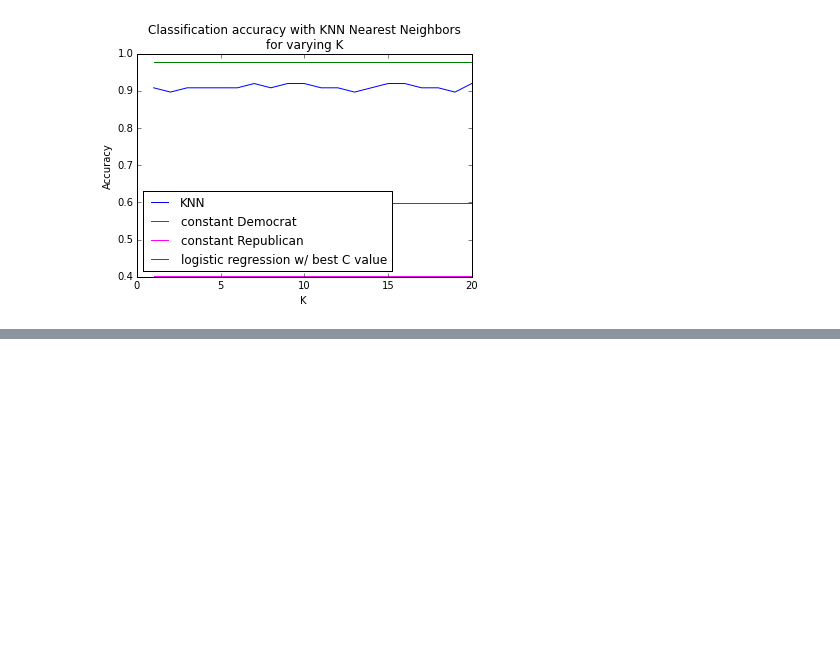
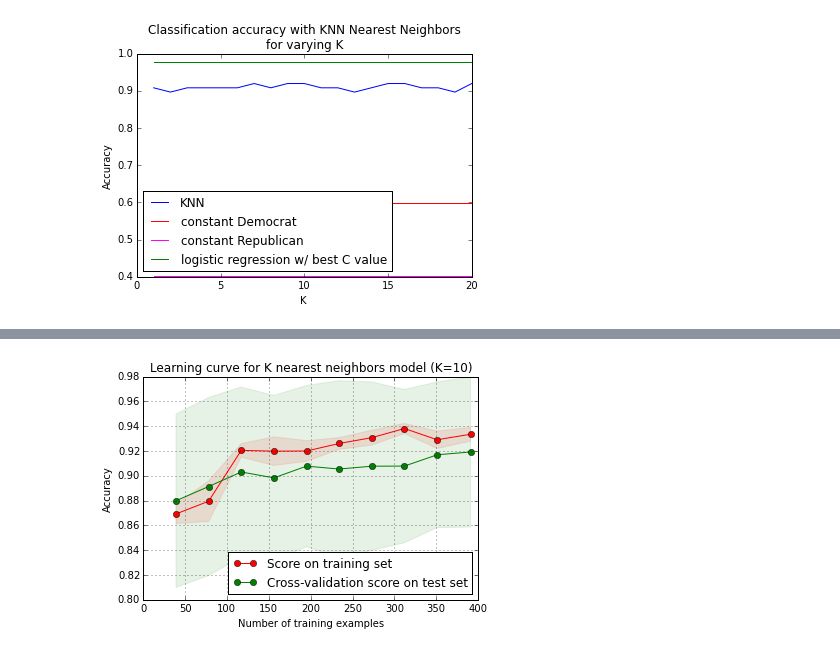
Before and after one commit to fdurant/suplearn_challenges, a Jupyter notebook: suplearn_challenges.ipynb, the cells around one changed output, grey strips where cells are left out. Saved outputs shown, nothing was run; the diff lists cells and outputs as text; code cells hidden in the pictures; blank space fills up the shorter version.

```diff
--- a/suplearn_challenges.ipynb
+++ b/suplearn_challenges.ipynb
@@ -208,0 +293,29 @@ plt.show()
+# %%
+estimator = KNeighborsClassifier(n_neighbors=k)
+
+train_sizes, train_errors, test_errors = learning_curve(estimator, X_values, y_values, cv=nrCrossValidationFolds, n_jobs=1, train_sizes=trainSplits)
+
+train_cv_mean_err = np.mean(train_errors,axis=1)
+train_cv_std_err = np.std(train_errors,axis=1)
+test_cv_mean_err = np.mean(test_errors,axis=1)
+test_cv_std_err = np.std(test_errors,axis=1)
+
+plt.figure()
+plt.title("Learning curve for K nearest neighbors model (K=10)")
+plt.xlabel("Number of training examples")
+plt.ylabel("Accuracy")
+
+plt.grid()
+# Draw the area indication standard error around the mean
+plt.fill_between(train_sizes, train_cv_mean_err - train_cv_std_err,
+                 train_cv_mean_err + train_cv_std_err, alpha=0.1,
+                 color="r")
+plt.fill_between(train_sizes, test_cv_mean_err - test_cv_std_err,
+                 test_cv_mean_err + test_cv_std_err, alpha=0.1,
+                 color="g")
+plt.plot(train_sizes, train_cv_mean_err, 'o-', color="r", label="Score on training set")
+plt.plot(train_sizes, test_cv_mean_err, 'o-', color="g", label="Cross-validation score on test set")
+plt.legend(loc=4)
+plt.show()
+# %% [output]
+[figure, added]
```
Also changed, not shown: parts of 3 cells of this notebook.
